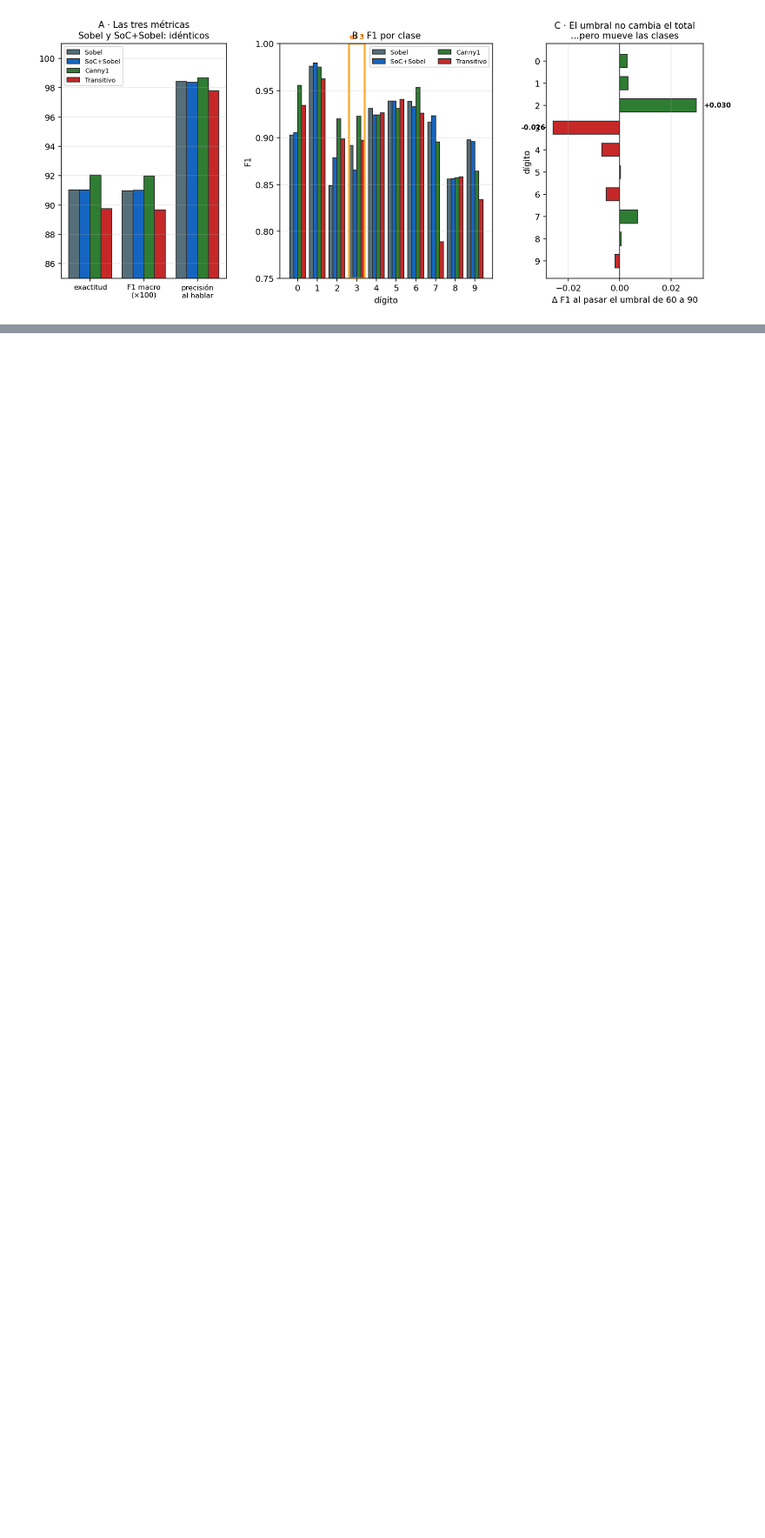
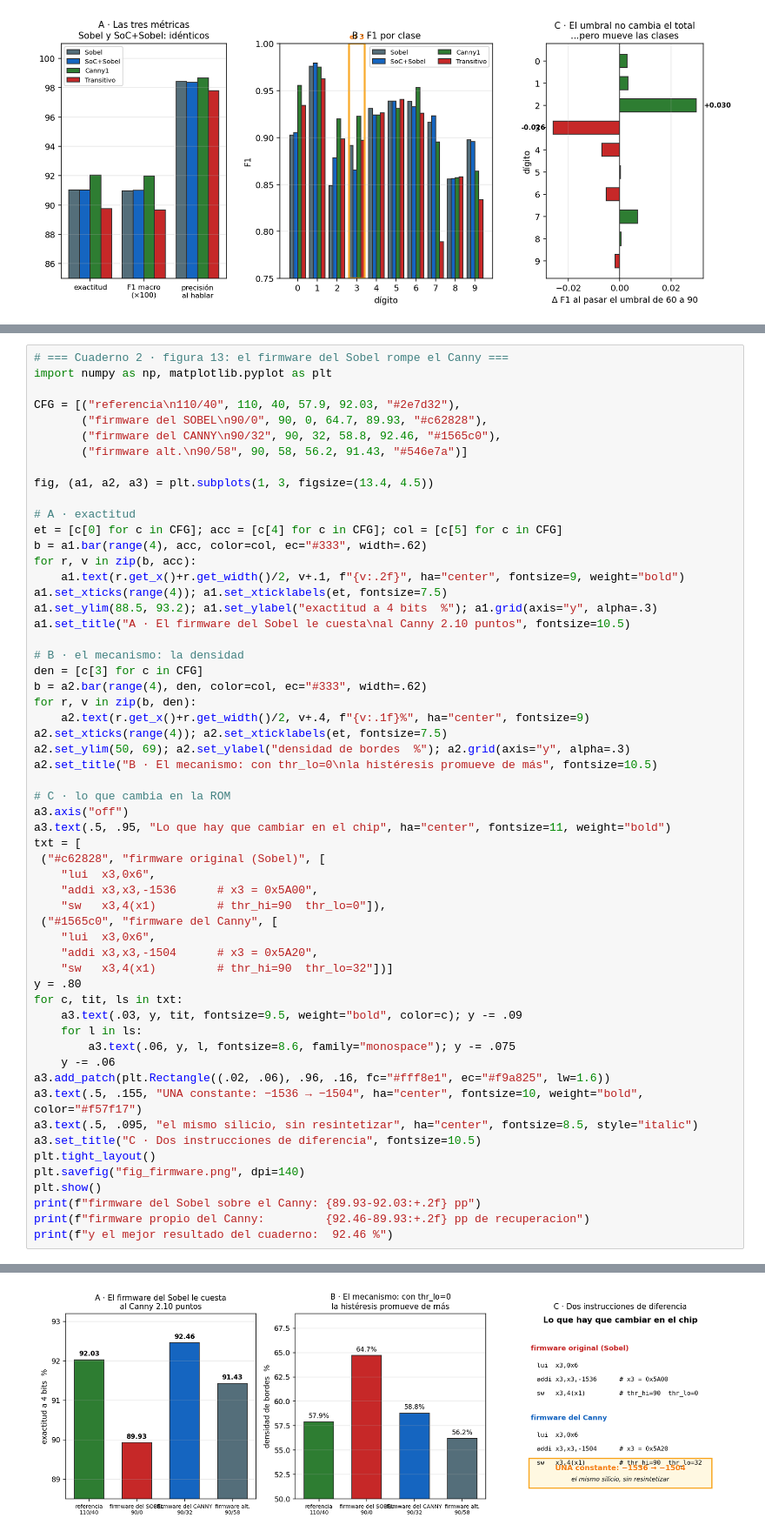
Before and after one commit to VictorMartinez89/tty_project_filter, a Jupyter notebook: conda/TTY_Filter_Sobel/TTY_Filter_Sobel2.ipynb, the cells around one changed output, grey strips where cells are left out. Shown at 87% size. Saved outputs shown, nothing was run; the diff lists cells and outputs as text; blank space fills up the shorter version.

```diff
--- a/conda/TTY_Filter_Sobel/TTY_Filter_Sobel2.ipynb
+++ b/conda/TTY_Filter_Sobel/TTY_Filter_Sobel2.ipynb
@@ -2219,0 +2312,58 @@ pero por clase SI se mueve:
+# %%
+# === Cuaderno 2 · figura 13: el firmware del Sobel rompe el Canny ===
+import numpy as np, matplotlib.pyplot as plt
+
+CFG = [("referencia\n110/40", 110, 40, 57.9, 92.03, "#2e7d32"),
+       ("firmware del SOBEL\n90/0", 90, 0, 64.7, 89.93, "#c62828"),
+       ("firmware del CANNY\n90/32", 90, 32, 58.8, 92.46, "#1565c0"),
+       ("firmware alt.\n90/58", 90, 58, 56.2, 91.43, "#546e7a")]
+
+fig, (a1, a2, a3) = plt.subplots(1, 3, figsize=(13.4, 4.5))
+
+# A · exactitud
+et = [c[0] for c in CFG]; acc = [c[4] for c in CFG]; col = [c[5] for c in CFG]
+b = a1.bar(range(4), acc, color=col, ec="#333", width=.62)
+for r, v in zip(b, acc):
+    a1.text(r.get_x()+r.get_width()/2, v+.1, f"{v:.2f}", ha="center", fontsize=9, weight="bold")
+a1.set_xticks(range(4)); a1.set_xticklabels(et, fontsize=7.5)
+a1.set_ylim(88.5, 93.2); a1.set_ylabel("exactitud a 4 bits  %"); a1.grid(axis="y", alpha=.3)
+a1.set_title("A · El firmware del Sobel le cuesta\nal Canny 2.10 puntos", fontsize=10.5)
+
+# B · el mecanismo: la densidad
+den = [c[3] for c in CFG]
+b = a2.bar(range(4), den, color=col, ec="#333", width=.62)
+for r, v in zip(b, den):
+    a2.text(r.get_x()+r.get_width()/2, v+.4, f"{v:.1f}%", ha="center", fontsize=9)
+a2.set_xticks(range(4)); a2.set_xticklabels(et, fontsize=7.5)
+a2.set_ylim(50, 69); a2.set_ylabel("densidad de bordes  %"); a2.grid(axis="y", alpha=.3)
+a2.set_title("B · El mecanismo: con thr_lo=0\nla histéresis promueve de más", fontsize=10.5)
+
+# C · lo que cambia en la ROM
+a3.axis("off")
+a3.text(.5, .95, "Lo que hay que cambiar en el chip", ha="center", fontsize=11, weight="bold")
+txt = [
+ ("#c62828", "firmware original (Sobel)", [
+    "lui  x3,0x6",
+    "addi x3,x3,-1536      # x3 = 0x5A00",
+    "sw   x3,4(x1)         # thr_hi=90  thr_lo=0"]),
+ ("#1565c0", "firmware del Canny", [
+    "lui  x3,0x6",
+    "addi x3,x3,-1504      # x3 = 0x5A20",
+    "sw   x3,4(x1)         # thr_hi=90  thr_lo=32"])]
+y = .80
+for c, tit, ls in txt:
+    a3.text(.03, y, tit, fontsize=9.5, weight="bold", color=c); y -= .09
+    for l in ls:
+        a3.text(.06, y, l, fontsize=8.6, family="monospace"); y -= .075
+    y -= .06
+a3.add_patch(plt.Rectangle((.02, .06), .96, .16, fc="#fff8e1", ec="#f9a825", lw=1.6))
+a3.text(.5, .155, "UNA constante: −1536 → −1504", ha="center", fontsize=10, weight="bold", color="#f57f17")
+a3.text(.5, .095, "el mismo silicio, sin resintetizar", ha="center", fontsize=8.5, style="italic")
+a3.set_title("C · Dos instrucciones de diferencia", fontsize=10.5)
+plt.tight_layout()
+plt.savefig("fig_firmware.png", dpi=140)
+plt.show()
+print(f"firmware del Sobel sobre el Canny: {89.93-92.03:+.2f} pp")
+print(f"firmware propio del Canny:         {92.46-89.93:+.2f} pp de recuperacion")
+print(f"y el mejor resultado del cuaderno:  92.46 %")
+# %% [output]
@@ -2219,0 +2373 @@ pero por clase SI se mueve:
+[figure, added]
```
Also changed, not shown: parts of 3 cells of this notebook, 4 other files.
